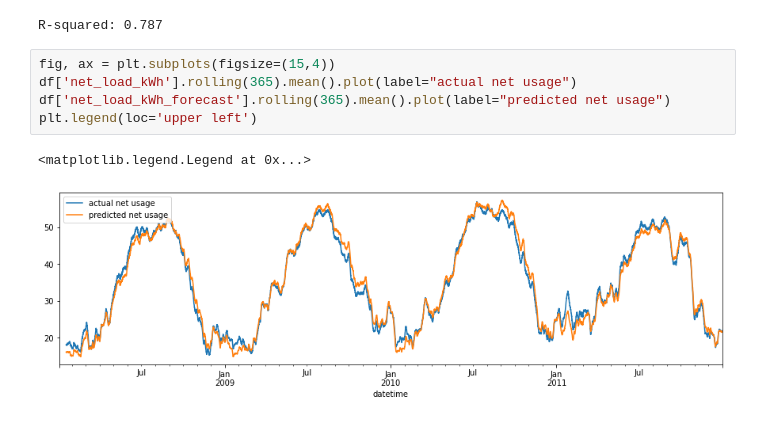
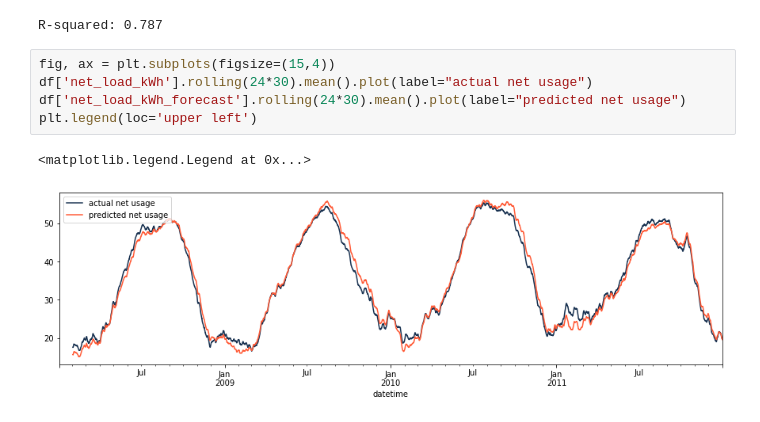
Before and after one commit to erickCantu/TheGreenCitySolutionsGroup, a Jupyter notebook: notebooks/Regression.ipynb, the cells around one changed output. Saved outputs shown, nothing was run; the diff lists cells and outputs as text.

```diff
--- a/notebooks/Regression.ipynb
+++ b/notebooks/Regression.ipynb
@@ -140,9 +146,9 @@ df['net_load_kWh_forecast'] = y_pred
 R-squared: 0.787
 # %%
 fig, ax = plt.subplots(figsize=(15,4))
-df['net_load_kWh'].rolling(365).mean().plot(label="actual net usage")
-df['net_load_kWh_forecast'].rolling(365).mean().plot(label="predicted net usage")
+df['net_load_kWh'].rolling(24*30).mean().plot(label="actual net usage")
+df['net_load_kWh_forecast'].rolling(24*30).mean().plot(label="predicted net usage")
 plt.legend(loc='upper left')
 # %% [output]
 <matplotlib.legend.Legend at 0x...>
-[figure, old version]
+[figure, new version]
```
Also changed, not shown: parts of 11 cells of this notebook.
